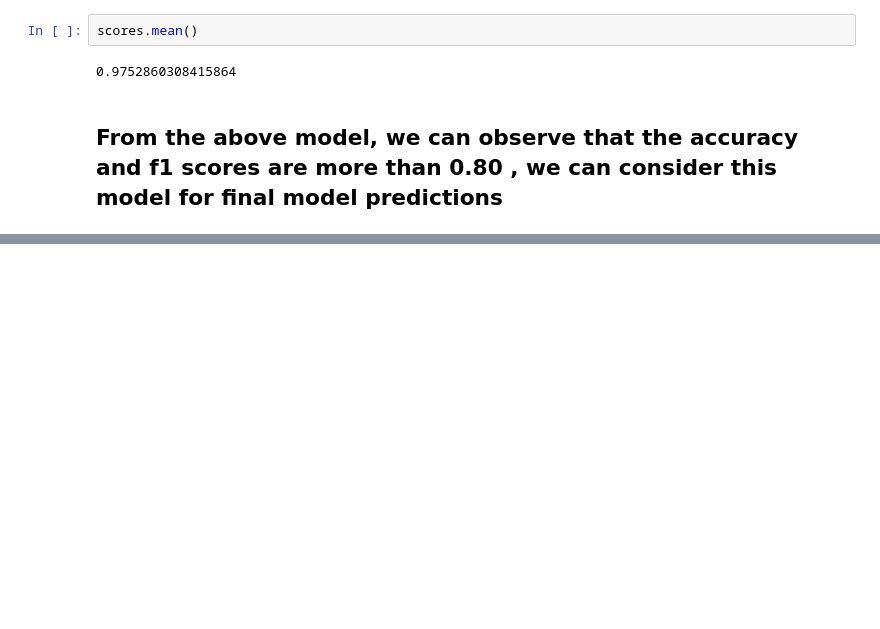
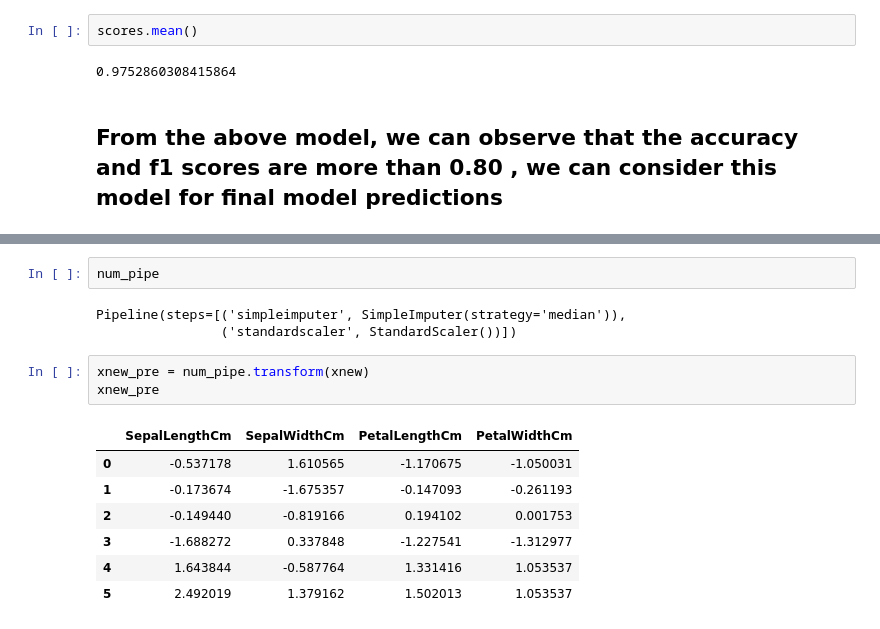
Before and after one commit to Sindhura-tr/Machine-Learning-satsun-5-7, a Jupyter notebook: Classification/Logistic Regression.ipynb, the cells around one changed output, grey strips where cells are left out. Cells and saved outputs as stored; diff of their text form; blank space fills up the shorter version.

```diff
--- a/Classification/Logistic Regression.ipynb
+++ b/Classification/Logistic Regression.ipynb
@@ -252,0 +265,16 @@ scores.mean()
+# %%
+num_pipe
+# %% [output]
+Pipeline(steps=[('simpleimputer', SimpleImputer(strategy='median')),
+                ('standardscaler', StandardScaler())])
+# %%
+xnew_pre = num_pipe.transform(xnew)
+xnew_pre
+# %% [output]
+|  | SepalLengthCm | SepalWidthCm | PetalLengthCm | PetalWidthCm |
+| 0 | -0.537178 | 1.610565 | -1.170675 | -1.050031 |
+| 1 | -0.173674 | -1.675357 | -0.147093 | -0.261193 |
+| 2 | -0.149440 | -0.819166 | 0.194102 | 0.001753 |
+| 3 | -1.688272 | 0.337848 | -1.227541 | -1.312977 |
+| 4 | 1.643844 | -0.587764 | 1.331416 | 1.053537 |
+| 5 | 2.492019 | 1.379162 | 1.502013 | 1.053537 |
```
Also changed, not shown: parts of 7 cells of this notebook, 1 other file.
